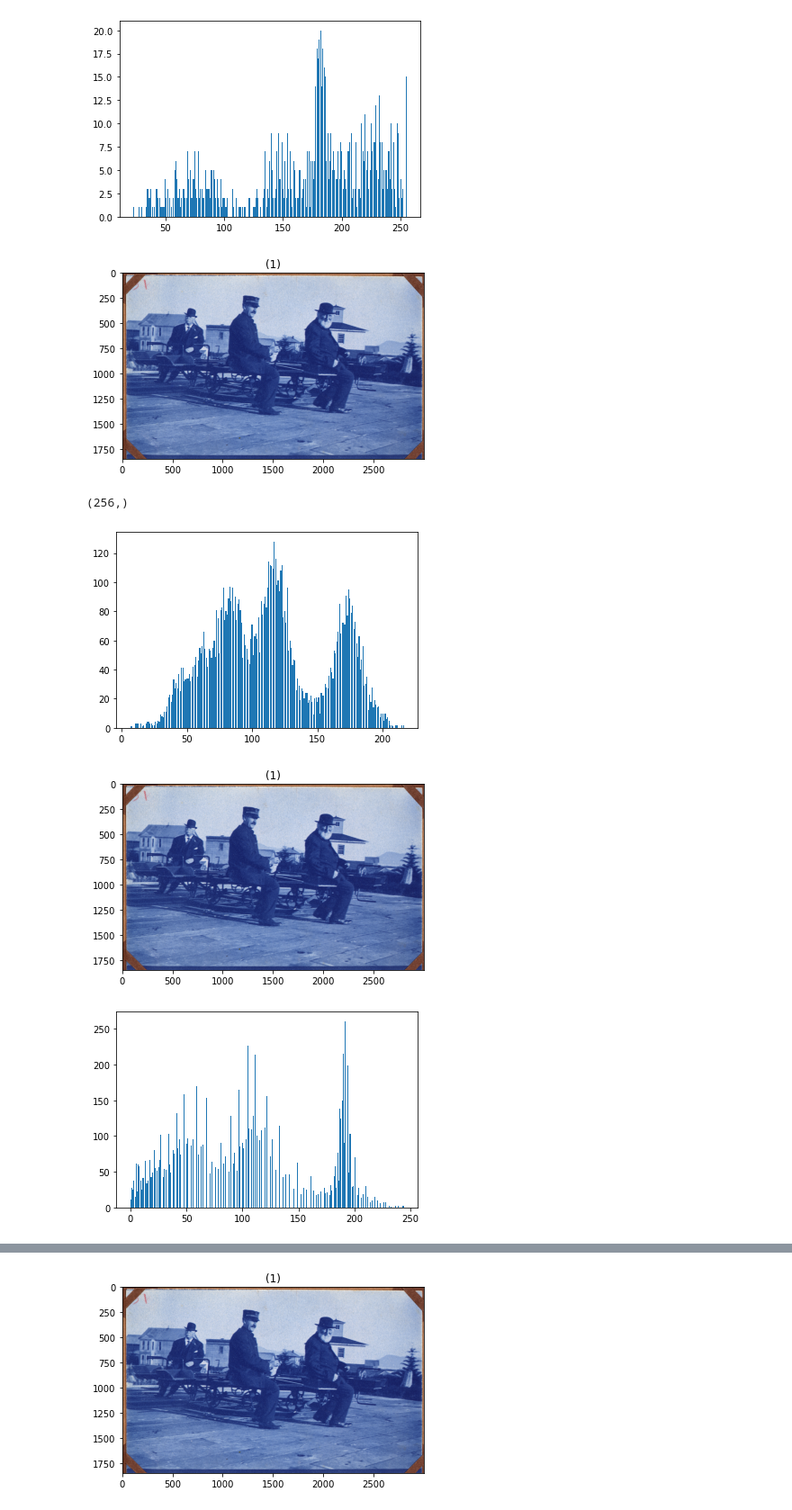
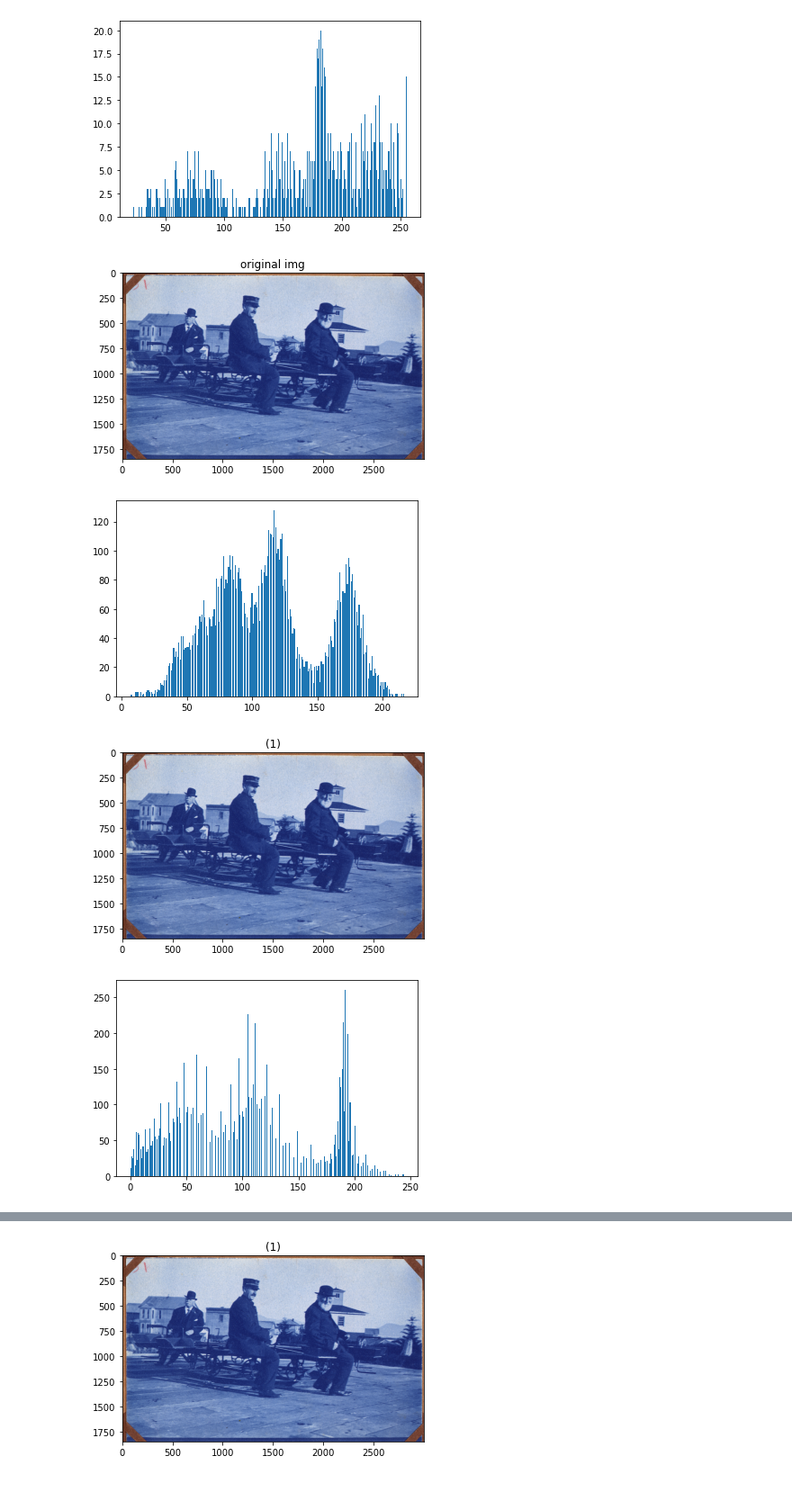
Before and after one commit to EngPeterAtef/ImageProcessing_Labs, a Jupyter notebook: lab4 _Contrast Enhancement/Lab4_STD.ipynb, the cells around one changed output, grey strips where cells are left out. Shown at 90% size. Saved outputs shown, nothing was run; the diff lists cells and outputs as text; code cells hidden in the pictures.

```diff
--- a/lab4 _Contrast Enhancement/Lab4_STD.ipynb
+++ b/lab4 _Contrast Enhancement/Lab4_STD.ipynb
@@ -168,15 +178,13 @@ showHistCommon(img_blue2[2])
 [figure]
 [figure]
 # %%
-show_images([img_blue1])
-showHistCommon(img_blue1[2])
-img_blue1[2] = histogramEqualization(img_blue1[2])
-# img_blue2[2] = histogramEqualization(img_blue2[2])
-show_images([img_blue1])
-showHistCommon(img_blue1[2])
+show_images([img_blue1],['original img'])
+showHistCommon(img_blue1[2])#histogram of blue channel
+img_blue1[2] = histogramEqualization(img_blue1[2])#histogram equalization of blue channel
+show_images([img_blue1])#showing the equalized image
+showHistCommon(img_blue1[2])#histogram of blue channel after equalization
 # %% [output]
-[figure, old version]
+[figure, new version]
-(256,)
 [figure]
 [figure]
 [figure]
```
Also changed, not shown: parts of 7 cells of this notebook.
